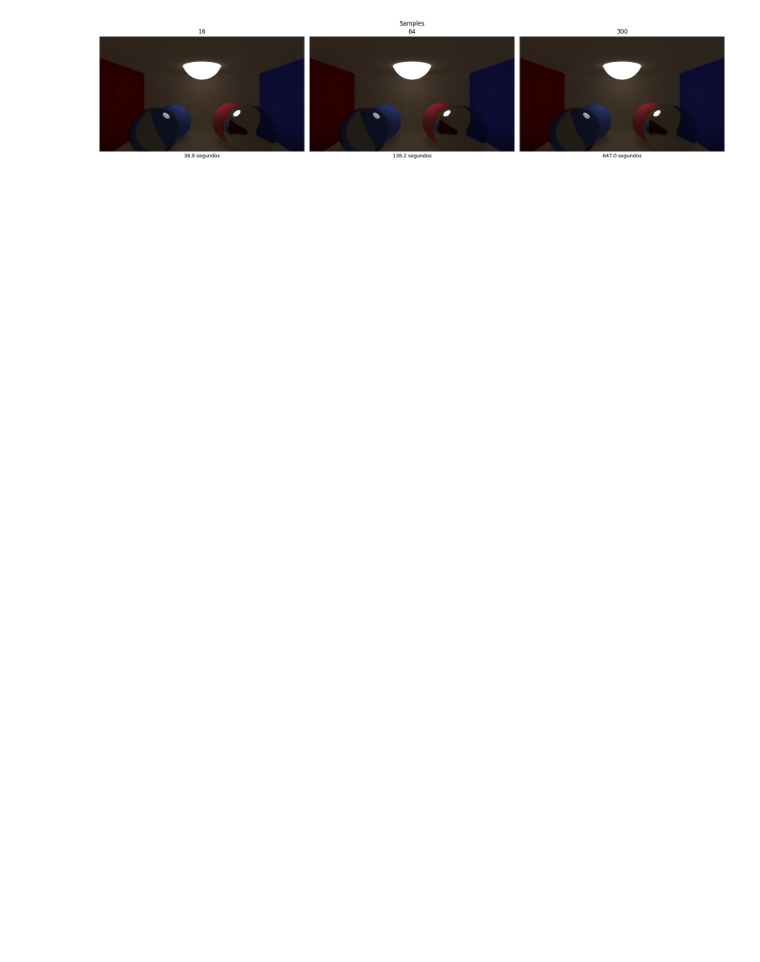
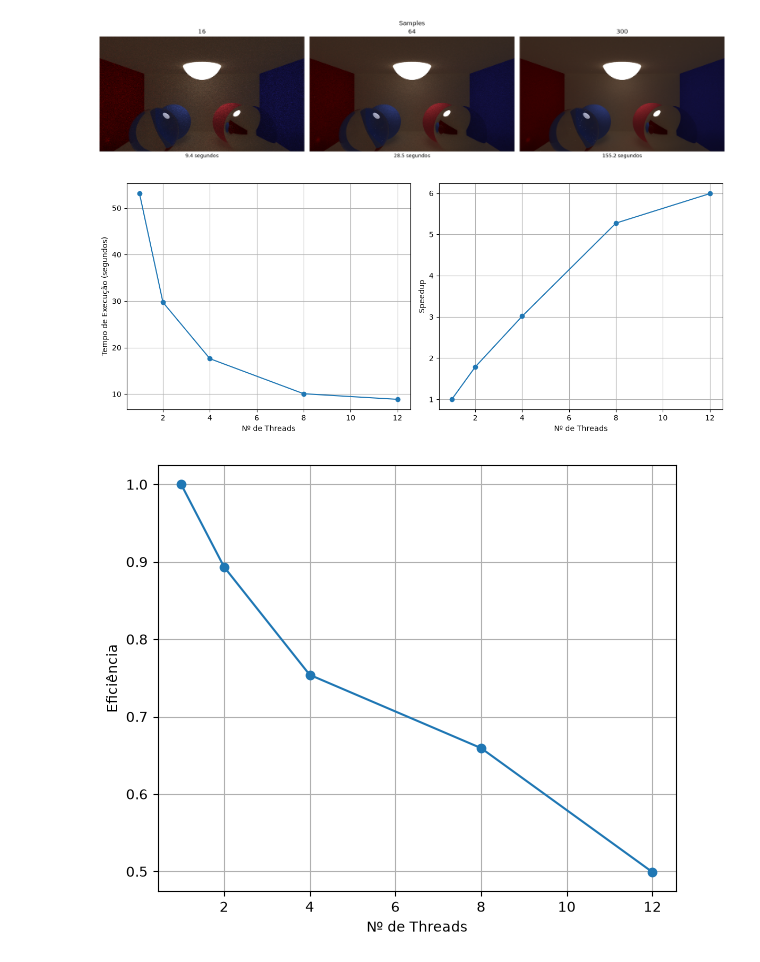
Before and after one commit to pedroand6/symmetrical-engine, a Jupyter notebook: paralelo.ipynb, the cells around one changed output. Drawn from its saved outputs; the diff is of its cells as text; code cells hidden in the pictures; blank space fills up the shorter version.

Commit message:
-1 thread e tiles

```diff
--- a/paralelo.ipynb
+++ b/paralelo.ipynb
@@ -14,13 +16,14 @@ subprocess.run(["gcc", "-Wall", "-pedantic", "-Wextra", "-O3", "src/main.c", "sr
 samples_list = [16, 64, 300]
 outputs = {}
 times = {}
+num_threads = 12
 
 for samples in samples_list:
     output = f"./output_{samples}.csv"
     start = time.perf_counter()
     subprocess.run(
         ["./src/main"],
-        input=f"{samples}\n{output}\n", # sample amount and output path of each run
+        input=f"{samples}\n{output}\n{num_threads}\n", # sample amount, output path, and number of threads for each run
         stdout=subprocess.PIPE,
         stderr=subprocess.PIPE,
         text=True,
@@ -52,3 +55,53 @@ plt.tight_layout()
 plt.show()
 # %% [output]
 [figure]
+# %%
+num_threads = [1, 2, 4, 8, 12]
+times = {}
+
+for threads in num_threads:
+    output = f"./temp.csv"
+    start = time.perf_counter()
+    subprocess.run(
+        ["./src/main"],
+        input=f"{16}\n{output}\n{threads}\n", # sample amount, output path, and number of threads for each run
+        stdout=subprocess.PIPE,
+        stderr=subprocess.PIPE,
+        text=True,
+        check=True
+    )
+
+    times[threads] = time.perf_counter() - start
+# %%
+# Plot the execution time for different number of threads and the speedup vs the number of threads
+plt.figure(figsize=(12, 5))
+
+plt.subplot(1, 2, 1)
+plt.plot(num_threads, [times[n] for n in num_threads], marker='o')
+plt.xlabel("Nº de Threads")
+plt.ylabel("Tempo de Execução (segundos)")
+plt.grid()
+
+speedup = [times[1] / times[n] for n in num_threads]
+
+plt.subplot(1, 2, 2)
+plt.plot(num_threads, speedup, marker='o')
+plt.xlabel("Nº de Threads")
+plt.ylabel("Speedup")
+plt.grid()
+
+plt.tight_layout()
+plt.show()
+
+# Plot efficiency vs number of threads
+efficiency = [speedup[i] / num_threads[i] for i in range(len(num_threads))]
+plt.figure(figsize=(6, 5))
+plt.plot(num_threads, efficiency, marker='o')
+plt.xlabel("Nº de Threads")
+plt.ylabel("Eficiência")
+plt.grid()
+plt.tight_layout()
+plt.show()
+# %% [output]
+[figure, added]
+[figure, added]
```
Also changed, not shown: parts of 1 cell of this notebook, 8 other files.
